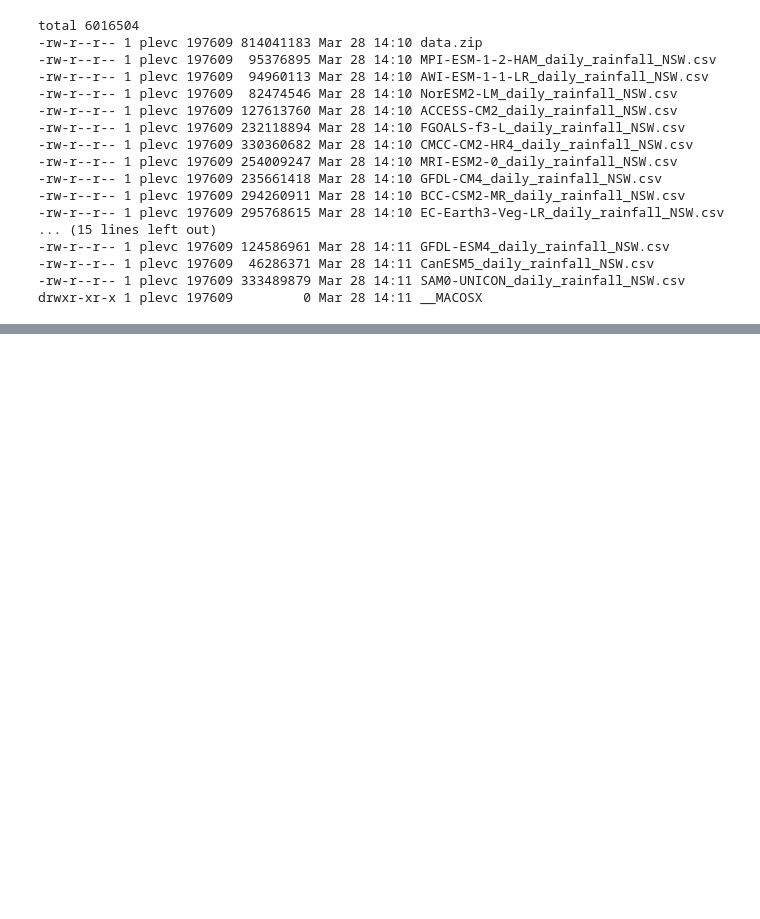
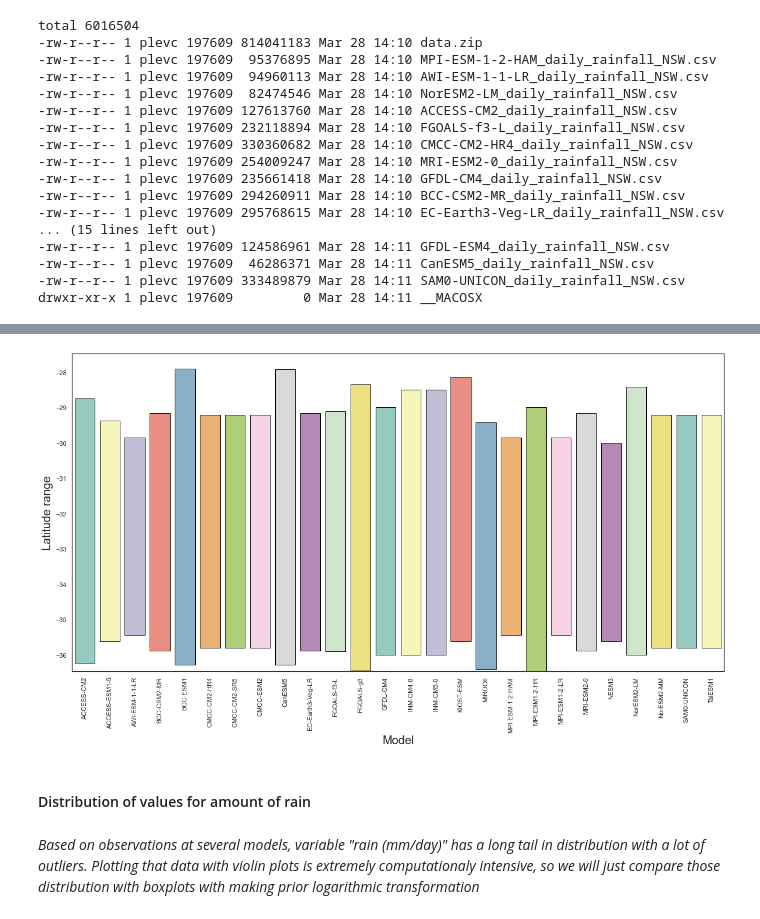
Before and after one commit to UBC-MDS/525_group9, a Jupyter notebook: notebooks/pavel_milestone1.ipynb, the cells around one changed output, grey strips where cells are left out. Drawn from its saved outputs; the diff is of its cells as text; code cells hidden in the pictures; blank space fills up the shorter version.

```diff
--- a/notebooks/pavel_milestone1.ipynb
+++ b/notebooks/pavel_milestone1.ipynb
@@ -94,0 +164,16 @@ df.head(3)
+# %%
+sns.set(rc={'figure.figsize':(20,10),"font.size":20,"axes.titlesize":20,"axes.labelsize":20},style="white")
+ax = sns.barplot(x=dfg["model"].unique(),
+                 y=dfg['lat_max']-dfg['lat_min'],
+                 bottom=dfg['lat_min'],
+                 palette='Set3',
+                 ec='black')
+ax.set_xlabel('Model')
+ax.set_ylabel('Latitude range')
+plt.xticks(rotation=90);
+# %% [output]
+[figure, added]
+# %% [markdown]
+#### Distribution of values for amount of rain
+# %% [markdown]
+_Based on observations at several models, variable "rain (mm/day)" has a long tail in distribution with a lot of outliers. Plotting that data with violin plots is extremely computationaly intensive, so we will just compare those distribution with boxplots with making prior logarithmic transformation_
```
Also changed, not shown: parts of 40 cells of this notebook, 1 other file.
